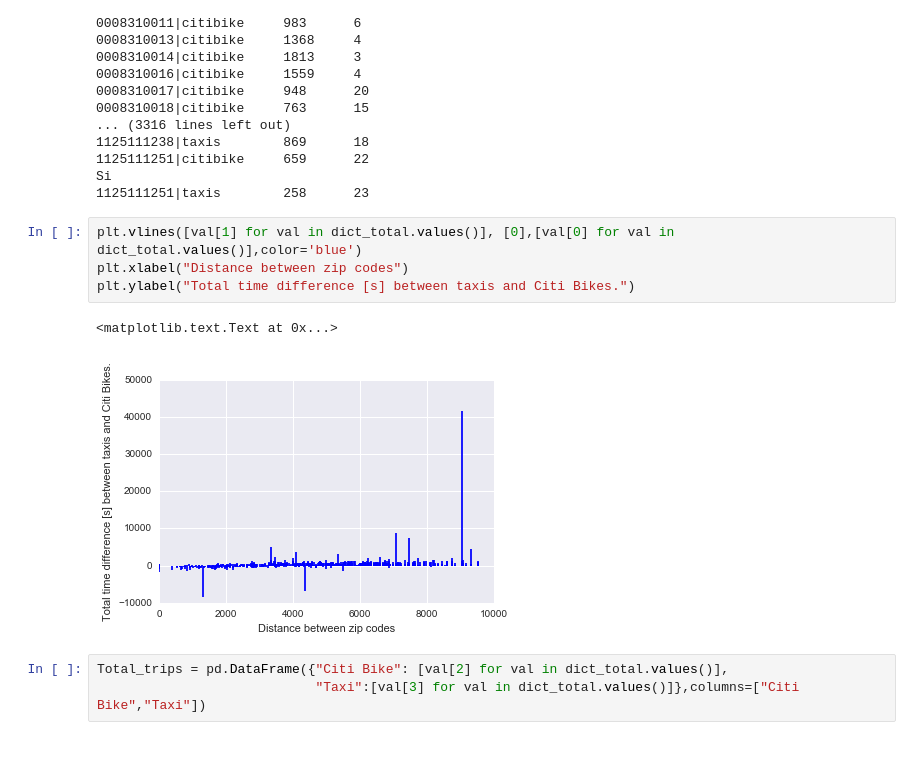
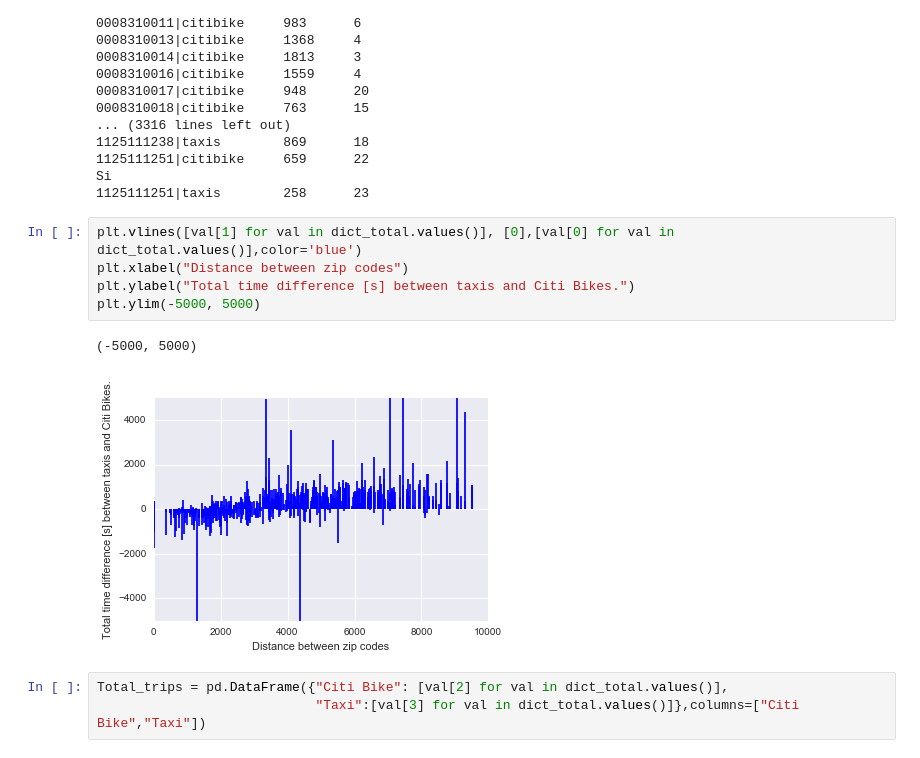
Before and after one commit to sarangof/Citibike-vs-taxis-NYC, a Jupyter notebook: WithZipcodeDistance.ipynb, the cells around one changed output. Drawn from its saved outputs; the diff is of its cells as text.

```diff
--- a/WithZipcodeDistance.ipynb
+++ b/WithZipcodeDistance.ipynb
@@ -102,10 +102,11 @@ Si
 # %%
 plt.vlines([val[1] for val in dict_total.values()], [0],[val[0] for val in dict_total.values()],color='blue')
 plt.xlabel("Distance between zip codes")
 plt.ylabel("Total time difference [s] between taxis and Citi Bikes.")
+plt.ylim(-5000, 5000)
 # %% [output]
-<matplotlib.text.Text at 0x...>
+(-5000, 5000)
-[figure, old version]
+[figure, new version]
 # %%
 Total_trips = pd.DataFrame({"Citi Bike": [val[2] for val in dict_total.values()],
                             "Taxi":[val[3] for val in dict_total.values()]},columns=["Citi Bike","Taxi"])
```
